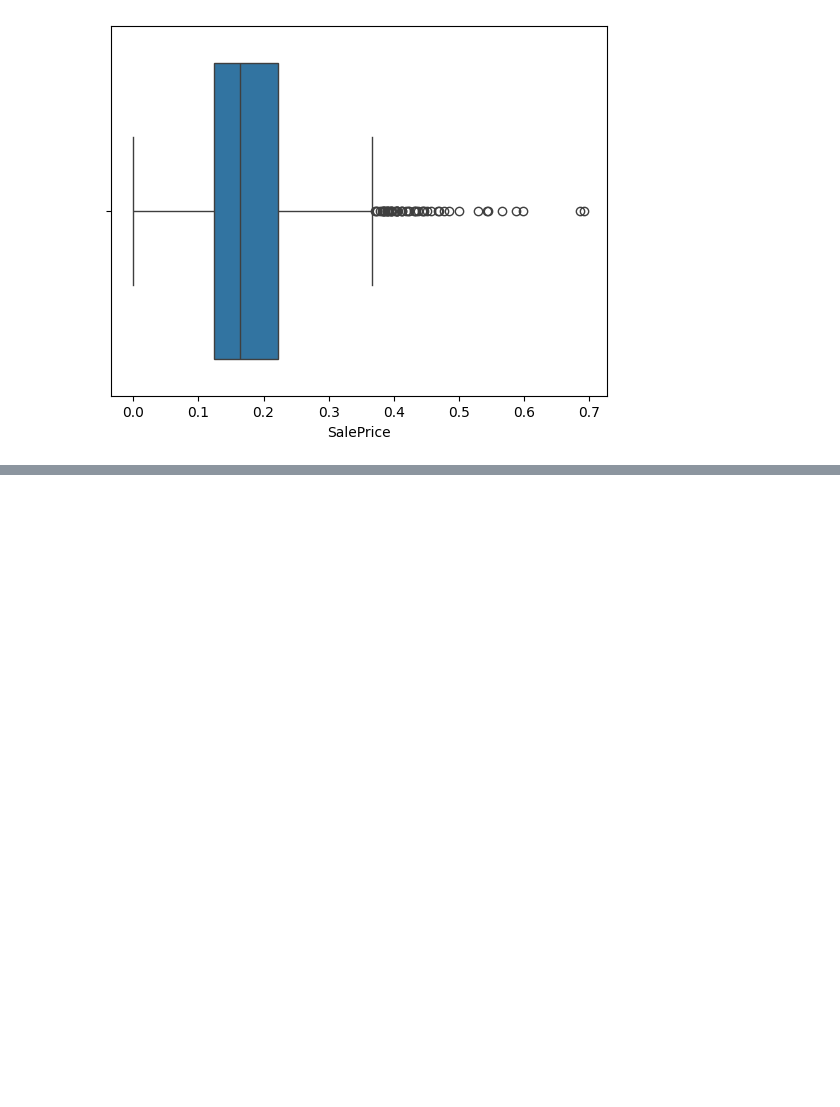
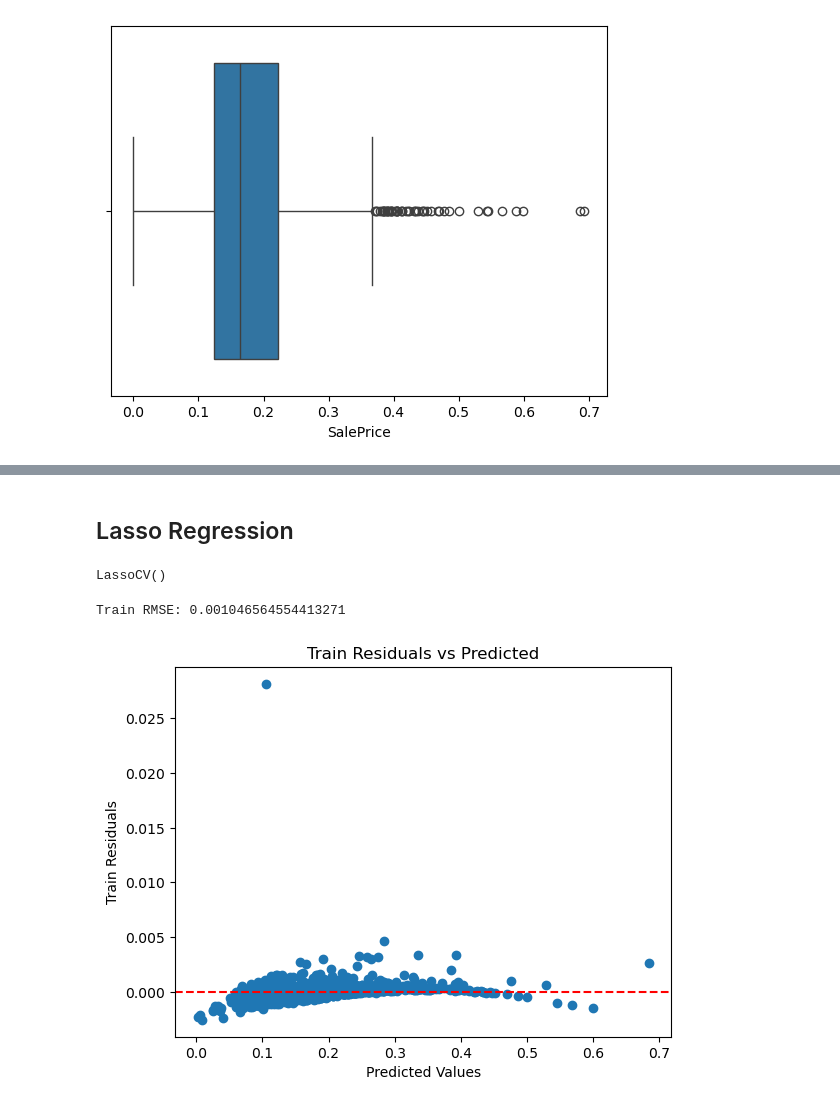
Before and after one commit to josephyooo/ML-proposal, a Jupyter notebook: src/House_prices_prediction.ipynb, the cells around one changed output, grey strips where cells are left out. Saved outputs shown, nothing was run; the diff lists cells and outputs as text; code cells hidden in the pictures; blank space fills up the shorter version.

```diff
--- a/src/House_prices_prediction.ipynb
+++ b/src/House_prices_prediction.ipynb
@@ -377,0 +405,2 @@ plt.show()
+# %% [markdown]
+## Lasso Regression
@@ -377,0 +409,31 @@ plt.show()
+# %%
+# Create a ridge regression model
+model = LassoCV()
+
+# Train the model
+model.fit(X_train, y_train)
+# %% [output]
+LassoCV()
+# %%
+# Make predictions
+y_pred = model.predict(X_train)
+
+# Calculate residuals
+residuals = y_train - y_pred
+# Calculate RMSE
+rmse = np.sqrt(np.mean(residuals ** 2))
+print(f'Train RMSE: {rmse}')
+
+# Plotting residuals
+y_pred_train = model.predict(X_train)
+residuals = y_train - y_pred_train
+
+plt.scatter(y_pred_train, residuals)
+plt.axhline(0, color='red', linestyle='--')
+plt.title('Train Residuals vs Predicted')
+plt.xlabel('Predicted Values')
+plt.ylabel('Train Residuals')
+plt.show()
+# %% [output]
+Train RMSE: 0.001046564554413271
+[figure, added]
```
Also changed, not shown: parts of 26 cells of this notebook, 6 other files.
